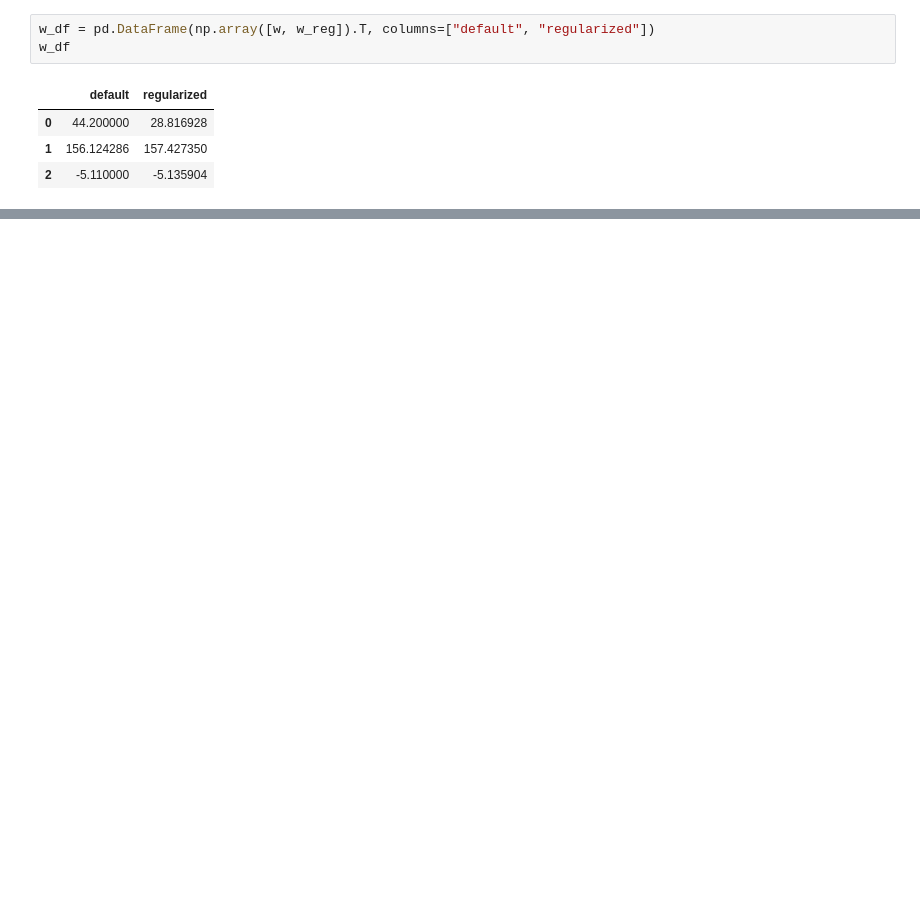
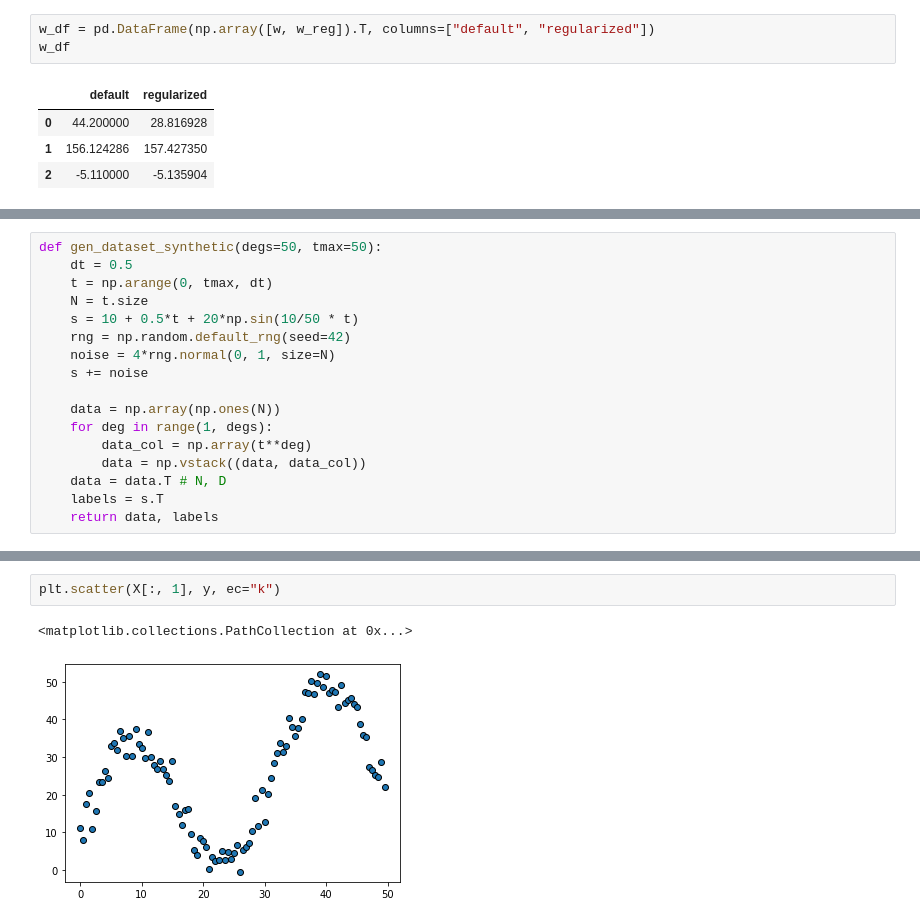
Before and after one commit to fcoelhomrc/MachineLearning, a Jupyter notebook: APC_Exercises/set_2.ipynb, the cells around one changed output, grey strips where cells are left out. Cells and saved outputs as stored; diff of their text form; blank space fills up the shorter version.

```diff
--- a/APC_Exercises/set_2.ipynb
+++ b/APC_Exercises/set_2.ipynb
@@ -107,0 +129,17 @@ w_df
+# %%
+def gen_dataset_synthetic(degs=50, tmax=50):
+    dt = 0.5
+    t = np.arange(0, tmax, dt)
+    N = t.size
+    s = 10 + 0.5*t + 20*np.sin(10/50 * t)
+    rng = np.random.default_rng(seed=42)
+    noise = 4*rng.normal(0, 1, size=N)
+    s += noise
+
+    data = np.array(np.ones(N))
+    for deg in range(1, degs):
+        data_col = np.array(t**deg)
+        data = np.vstack((data, data_col))
+    data = data.T # N, D
+    labels = s.T
+    return data, labels
@@ -107,0 +162,5 @@ w_df
+# %%
+plt.scatter(X[:, 1], y, ec="k")
+# %% [output]
+<matplotlib.collections.PathCollection at 0x...>
+[figure, added]
```
Also changed, not shown: parts of 10 cells of this notebook, 1 other file.
